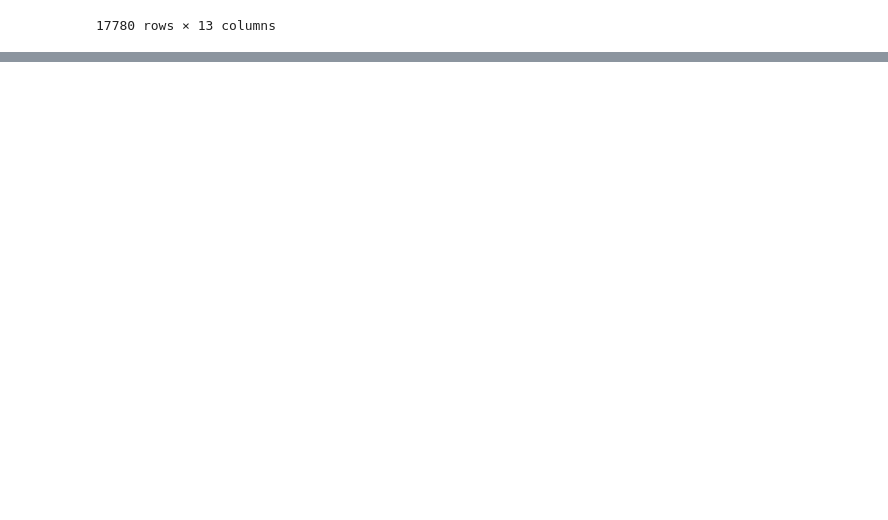
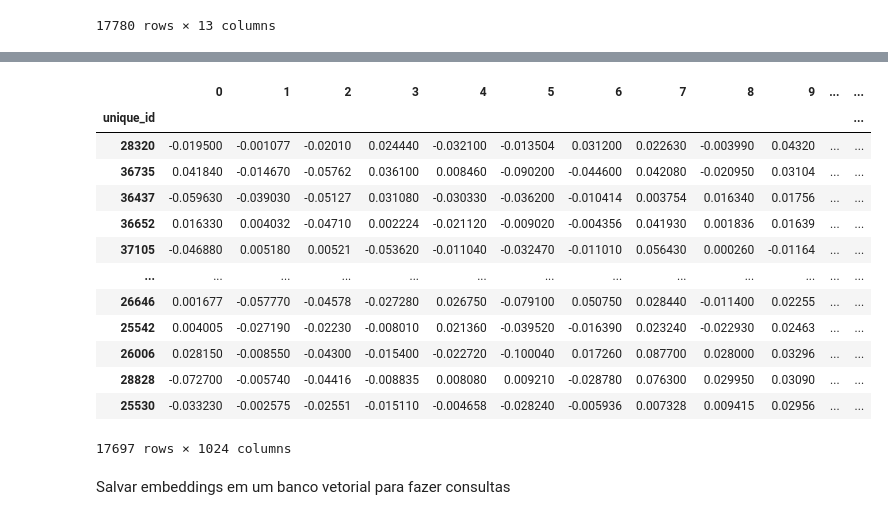
Before and after one commit to guilherme9718/analise-publicacoes-riut-utfpr, a Jupyter notebook: busca_vetorial.ipynb, the cells around one changed output, grey strips where cells are left out. Saved outputs shown, nothing was run; the diff lists cells and outputs as text; code cells hidden in the pictures; blank space fills up the shorter version.

```diff
--- a/busca_vetorial.ipynb
+++ b/busca_vetorial.ipynb
@@ -36,3 +54,24 @@ for i, chunk in tqdm(enumerate(df_chunks), total=len(df_chunks)):
     embeddings_df = pd.concat([chunk.reset_index()['unique_id'], pd.DataFrame(embeddings)], axis=1)
     output_path='dados/embeddings.csv'
     embeddings_df.to_csv(output_path, mode='a', header=not os.path.exists(output_path), index=False)
+# %%
+df_emb = pd.read_csv('dados/embeddings.csv', index_col='unique_id')
+df_emb = df_emb.drop_duplicates()
+df_emb
+# %% [output]
+|  | 0 | 1 | 2 | 3 | 4 | 5 | 6 | 7 | 8 | 9 | ... | ... |
+| unique_id |  |  |  |  |  |  |  |  |  |  |  | ... |
+| 28320 | -0.019500 | -0.001077 | -0.02010 | 0.024440 | -0.032100 | -0.013504 | 0.031200 | 0.022630 | -0.003990 | 0.04320 | ... | ... |
+| 36735 | 0.041840 | -0.014670 | -0.05762 | 0.036100 | 0.008460 | -0.090200 | -0.044600 | 0.042080 | -0.020950 | 0.03104 | ... | ... |
+| 36437 | -0.059630 | -0.039030 | -0.05127 | 0.031080 | -0.030330 | -0.036200 | -0.010414 | 0.003754 | 0.016340 | 0.01756 | ... | ... |
+| 36652 | 0.016330 | 0.004032 | -0.04710 | 0.002224 | -0.021120 | -0.009020 | -0.004356 | 0.041930 | 0.001836 | 0.01639 | ... | ... |
+| 37105 | -0.046880 | 0.005180 | 0.00521 | -0.053620 | -0.011040 | -0.032470 | -0.011010 | 0.056430 | 0.000260 | -0.01164 | ... | ... |
+| ... | ... | ... | ... | ... | ... | ... | ... | ... | ... | ... | ... | ... |
+| 26646 | 0.001677 | -0.057770 | -0.04578 | -0.027280 | 0.026750 | -0.079100 | 0.050750 | 0.028440 | -0.011400 | 0.02255 | ... | ... |
+| 25542 | 0.004005 | -0.027190 | -0.02230 | -0.008010 | 0.021360 | -0.039520 | -0.016390 | 0.023240 | -0.022930 | 0.02463 | ... | ... |
+| 26006 | 0.028150 | -0.008550 | -0.04300 | -0.015400 | -0.022720 | -0.100040 | 0.017260 | 0.087700 | 0.028000 | 0.03296 | ... | ... |
+| 28828 | -0.072700 | -0.005740 | -0.04416 | -0.008835 | 0.008080 | 0.009210 | -0.028780 | 0.076300 | 0.029950 | 0.03090 | ... | ... |
+| 25530 | -0.033230 | -0.002575 | -0.02551 | -0.015110 | -0.004658 | -0.028240 | -0.005936 | 0.007328 | 0.009415 | 0.02956 | ... | ... |
+17697 rows × 1024 columns
+# %% [markdown]
+Salvar embeddings em um banco vetorial para fazer consultas
```
Also changed, not shown: parts of 10 cells of this notebook, 29 other files.
